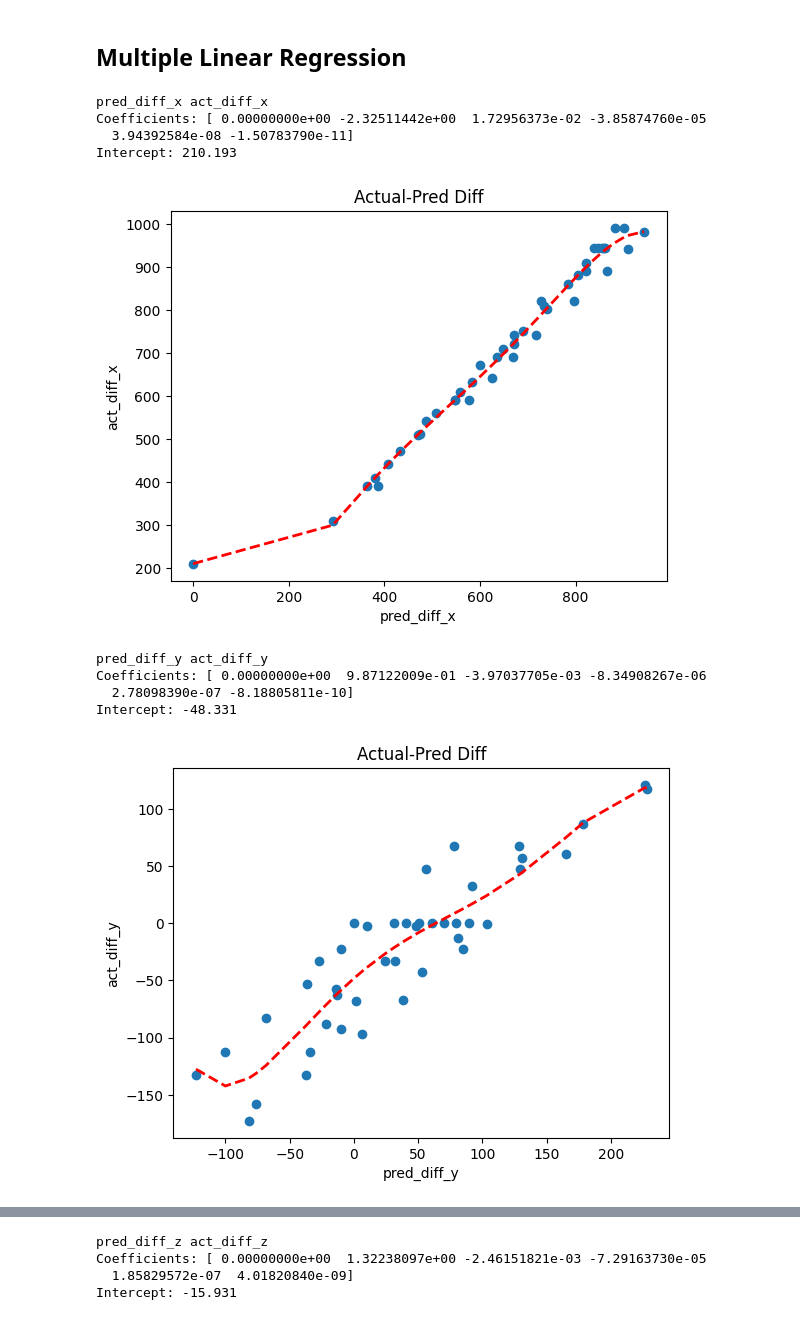
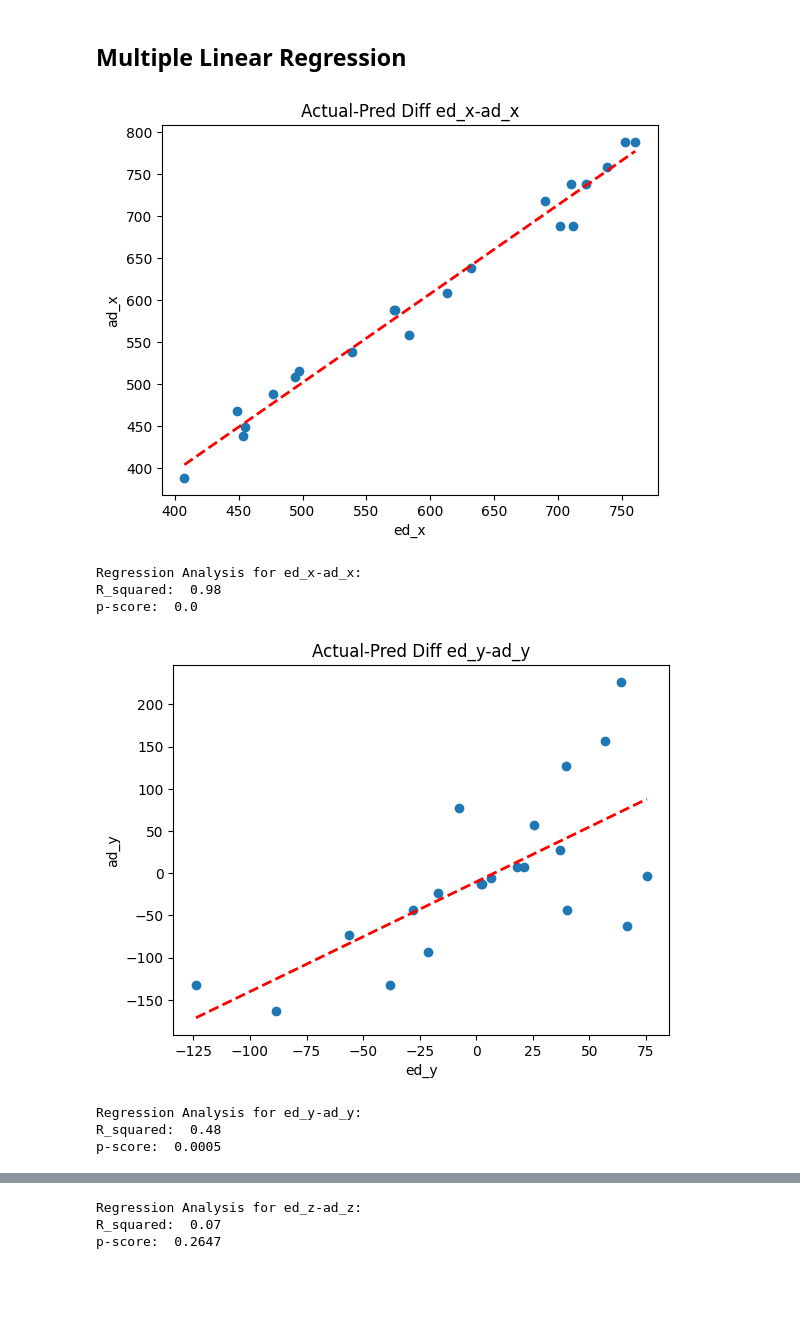
Before and after one commit to JimmyDanger12/rocsys, a Jupyter notebook: data_exploration.ipynb, the cells around one changed output, grey strips where cells are left out. Saved outputs shown, nothing was run; the diff lists cells and outputs as text; code cells hidden in the pictures; blank space fills up the shorter version.

```diff
--- a/data_exploration.ipynb
+++ b/data_exploration.ipynb
@@ -92,57 +104,50 @@ sns.heatmap(diff_df.corr(),annot=True)
 # %% [markdown]
 ## Multiple Linear Regression
 # %%
-from sklearn.linear_model import LinearRegression
-from sklearn.preprocessing import PolynomialFeatures
-import matplotlib.pyplot as plt
-import numpy as np
+diff_name_list = [["ad_x", "ed_x"], ["ad_y", "ed_y"], ["ad_z", "ed_z"], ["ad_rx","ed_rx"],["ad_ry","ed_ry"],["ad_rz","ed_rz"]]
 
-diff_name_list = [["act_diff_x", "pred_diff_x"], ["act_diff_y", "pred_diff_y"], ["act_diff_z", "pred_diff_z"]]
-
-degree = 5  # Degree of the polynomial features
+degree = 1  # Degree of the polynomial features
 
 for y, x in diff_name_list:
     X = diff_df[x].values.reshape(-1, 1)  # Predictor variable
     Y = diff_df[y]  # Response variable
 
     # Generate polynomial features
     poly_features = PolynomialFeatures(degree=degree)
     X_poly = poly_features.fit_transform(X)
 
-    # Create a polynomial regression model
-    model = LinearRegression()
-
-    # Fit the model with polynomial features
-    model.fit(X_poly, Y)
+    # Perform polynomial regression using statsmodels
+    sm_model = sm.OLS(Y, X_poly)
+    sm_results = sm_model.fit()
 
     # Predict using the polynomial regression model
-    diff_df[f"poly_pred{x}"] = model.predict(X_poly)
-
-    # Get the coefficients and intercept
-    print(x, y)
-    print("Coefficients:", model.coef_)
-    print("Intercept:", round(model.intercept_,3))
+    y_pred = sm_results.predict(X_poly)
 
     # Plot the data and the polynomial regression curve
-    plt.scatter(diff_df[x], diff_df[y])
-    plt.title("Actual-Pred Diff")
+    plt.scatter(X, Y)
+    plt.title(f"Actual-Pred Diff {x}-{y}")
     plt.xlabel(x)
     plt.ylabel(y)
 
     # Sort the x values for better visualization
     sorted_indices = np.argsort(X, axis=0)
     x_sorted = X[sorted_indices].reshape(-1, 1)
-    y_pred = model.predict(poly_features.transform(x_sorted))
-    plt.plot(x_sorted, y_pred, '--', color='red', linewidth=2)
+    y_pred_sorted = y_pred[sorted_indices].reshape(-1, 1)
+
+    # Plot the regression line
+    plt.plot(x_sorted, y_pred_sorted, '--', color='red', linewidth=2)
     plt.show()
+
+    # Print summary of regression analysis
+    print(f"Regression Analysis for {x}-{y}:")
+    print(f"R_squared: ",round(sm_results.rsquared,2))
+    print(f"p-score: ",round(sm_results.f_pvalue,4))
 # %% [output]
+[figure, new version]
-pred_diff_x act_diff_x
-Coefficients: [ 0.00000000e+00 -2.32511442e+00  1.72956373e-02 -3.85874760e-05
-  3.94392584e-08 -1.50783790e-11]
-Intercept: 210.193
+Regression Analysis for ed_x-ad_x:
+R_squared:  0.98
+p-score:  0.0
-[figure, old version]
+[figure, new version]
-pred_diff_y act_diff_y
-Coefficients: [ 0.00000000e+00  9.87122009e-01 -3.97037705e-03 -8.34908267e-06
-  2.78098390e-07 -8.18805811e-10]
-Intercept: -48.331
+Regression Analysis for ed_y-ad_y:
+R_squared:  0.48
+p-score:  0.0005
-[figure, old version]
@@ -149,4 +155,3 @@ Intercept: -48.331
-pred_diff_z act_diff_z
-Coefficients: [ 0.00000000e+00  1.32238097e+00 -2.46151821e-03 -7.29163730e-05
-  1.85829572e-07  4.01820840e-09]
-Intercept: -15.931
+Regression Analysis for ed_z-ad_z:
+R_squared:  0.07
+p-score:  0.2647
```
Also changed, not shown: parts of 32 cells of this notebook, 3 other files.
